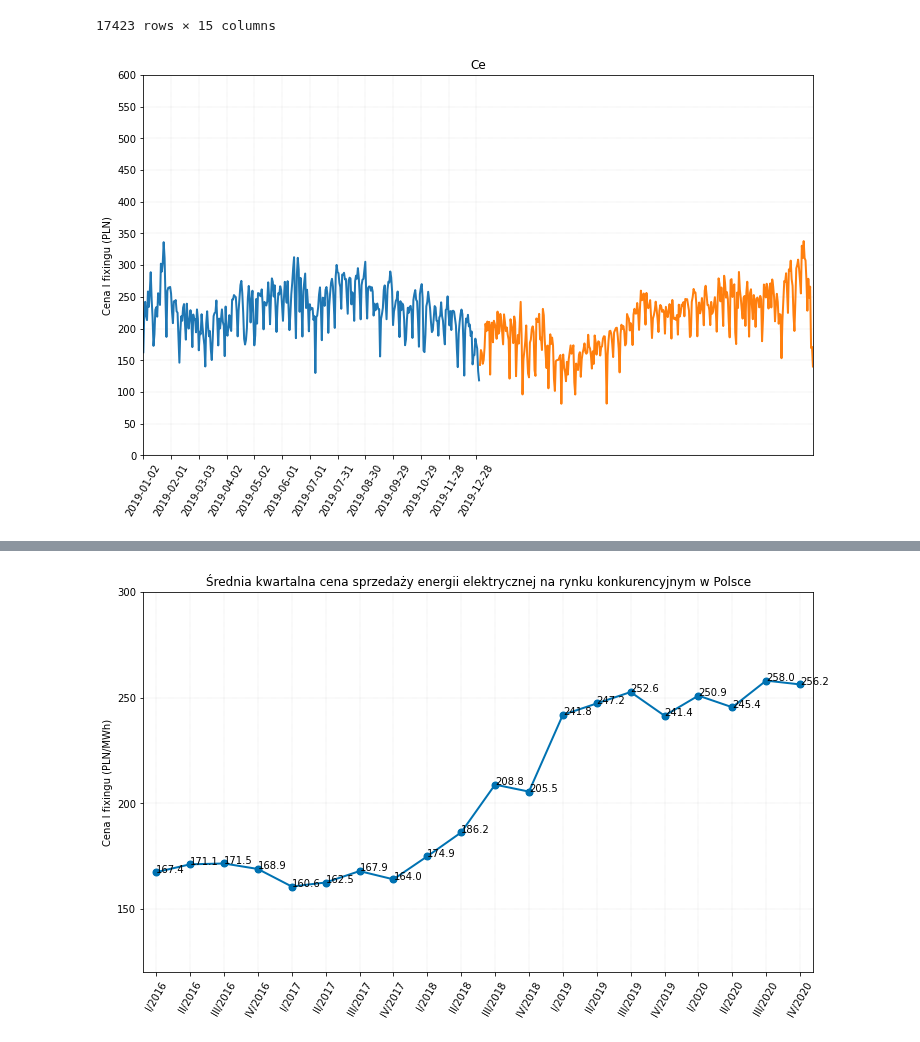
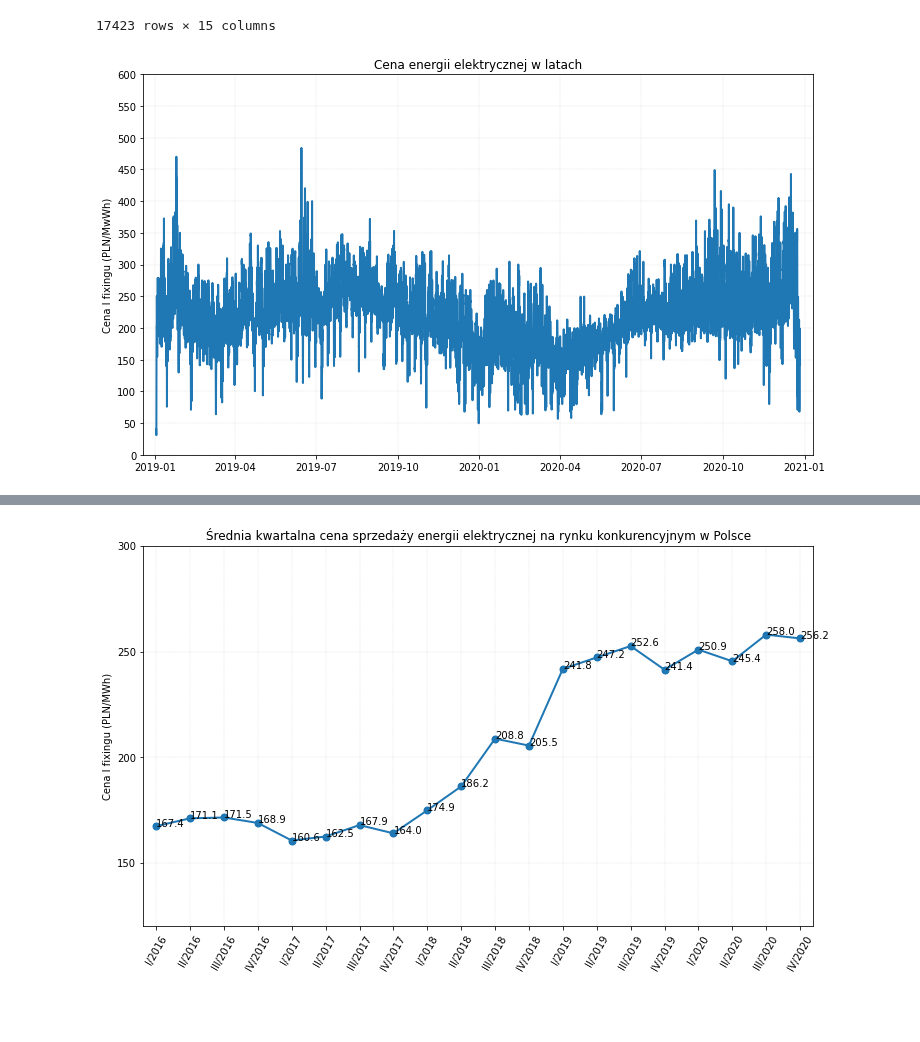
Before and after one commit to piekarsky/Short-Term-Electricity-Price-Forecasting-at-the-Polish-Day-Ahead-Market, a Jupyter notebook: power-market-analysis.ipynb, the cells around one changed output, grey strips where cells are left out. Saved outputs shown, nothing was run; the diff lists cells and outputs as text; code cells hidden in the pictures; blank space fills up the shorter version.

Commit message:
Update graphs

```diff
--- a/power-market-analysis.ipynb
+++ b/power-market-analysis.ipynb
@@ -679,27 +838,24 @@ df
 # %%
 fig = plt.subplots(figsize=(12,7))
 
-plt.plot(df2019_daily['date_normalize'], df2019_daily['fixing I course (PLN/MWh)'], label = 'line 1',
-        linewidth=2.0)
-
-plt.plot(df2020_daily['date_normalize'], df2020_daily['fixing I course (PLN/MWh)'], label = 'line 2',
+plt.plot(df['date'], df['fixing I course (PLN/MWh)'], label = 'line 1',
         linewidth=2.0)
 
 # plt.fill_between(df2019_daily['date_normalize'], df2019_daily['fixing I course (PLN/MWh)'], alpha=0.2)
-plt.title('Ce')
-my_xticks = np.array(df2019_daily['date_normalize'])
-frequency = 30
-plt.xticks(my_xticks[::frequency], my_xticks[::frequency], rotation=60)
-plt.ylabel("Cena I fixingu (PLN)")
-plt.margins(0.)
+plt.title('Cena energii elektrycznej w latach',fontsize=12)
+my_xticks = np.array(df['date_normalize'])
+# frequency = 30
+# plt.xticks(my_xticks[::frequency], my_xticks[::frequency], rotation=60)
+plt.ylabel("Cena I fixingu (PLN/MwWh)")
+plt.margins(0.02)
 plt.ylim(120,270, 30)
 plt.yticks(np.arange(0, 650, 50))
 
 plt.grid(color='gray', linestyle=':', linewidth=0.35, alpha=0.6, axis='both')
 #plt.grid()
 
 
 
 plt.show()
 # %% [output]
-[figure, old version]
+[figure, new version]
```
Also changed, not shown: parts of 52 cells of this notebook.
